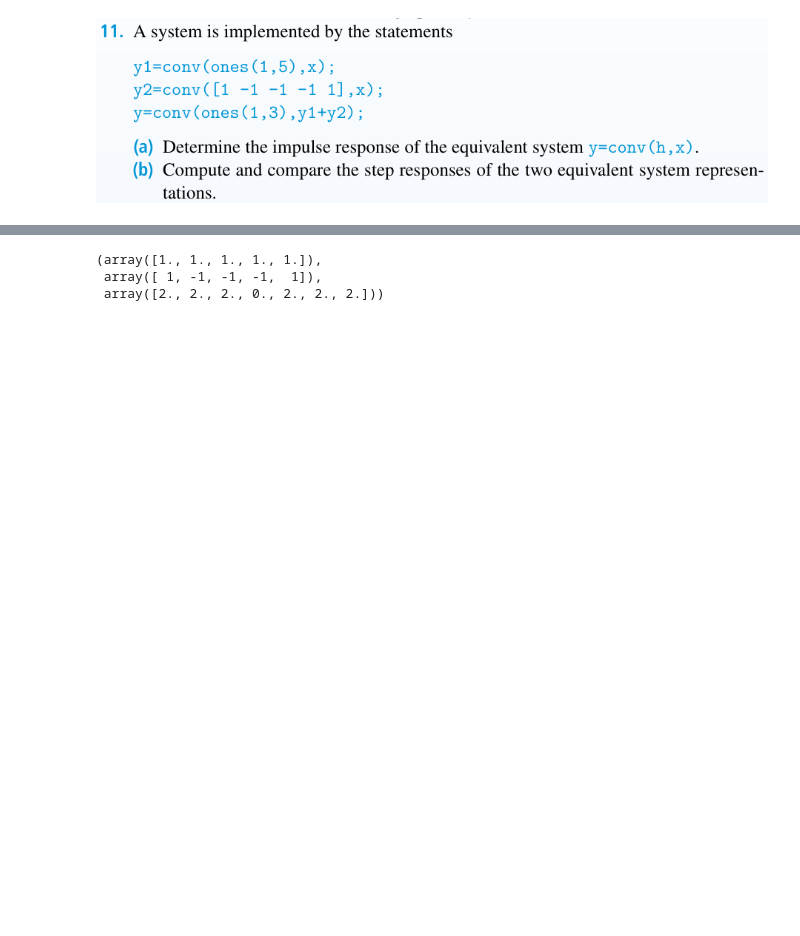
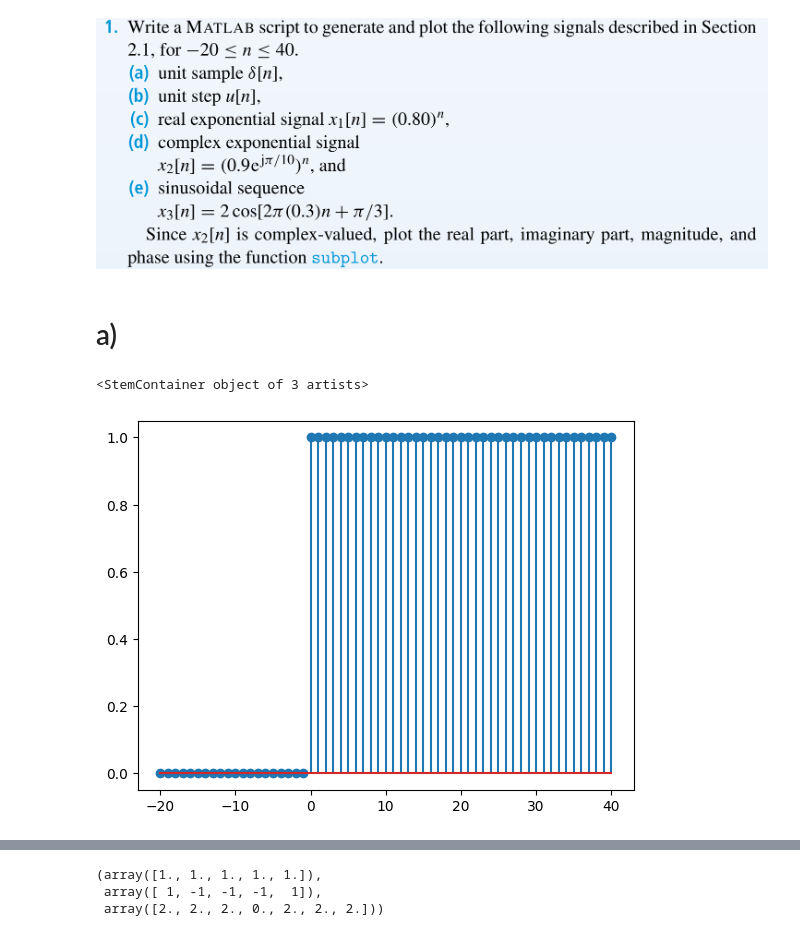
Before and after one commit to Teun0n/DTSP_notes, a Jupyter notebook: kap2.ipynb, the cells around one changed output, grey strips where cells are left out. Cells and saved outputs as stored; diff of their text form; code cells hidden in the pictures; blank space fills up the shorter version.

```diff
--- a/kap2.ipynb
+++ b/kap2.ipynb
@@ -3,4 +3,20 @@ import numpy as np
 import matplotlib.pyplot as plt
 import scipy.signal as signal
 # %% [markdown]
-![image.png](attachment:image.png-old)
+![image.png](attachment:image.png-new)
+# %%
+n=np.arange(-20,41)
+def unit_impulse(n):
+    return np.where(n==0,1,0)
+u=np.heaviside(n,1)
+d=unit_impulse(n)
+x1=(0.8)**n
+x2=(0.9*np.exp(1j*np.pi/10))**n
+x3=2*np.cos(2*np.pi*(0.3)*n+np.pi/3)
+# %% [markdown]
+# a)
+# %%
+plt.stem(n,u)
+# %% [output]
+<StemContainer object of 3 artists>
+[figure, added]
```
Also changed, not shown: parts of 23 cells of this notebook.
